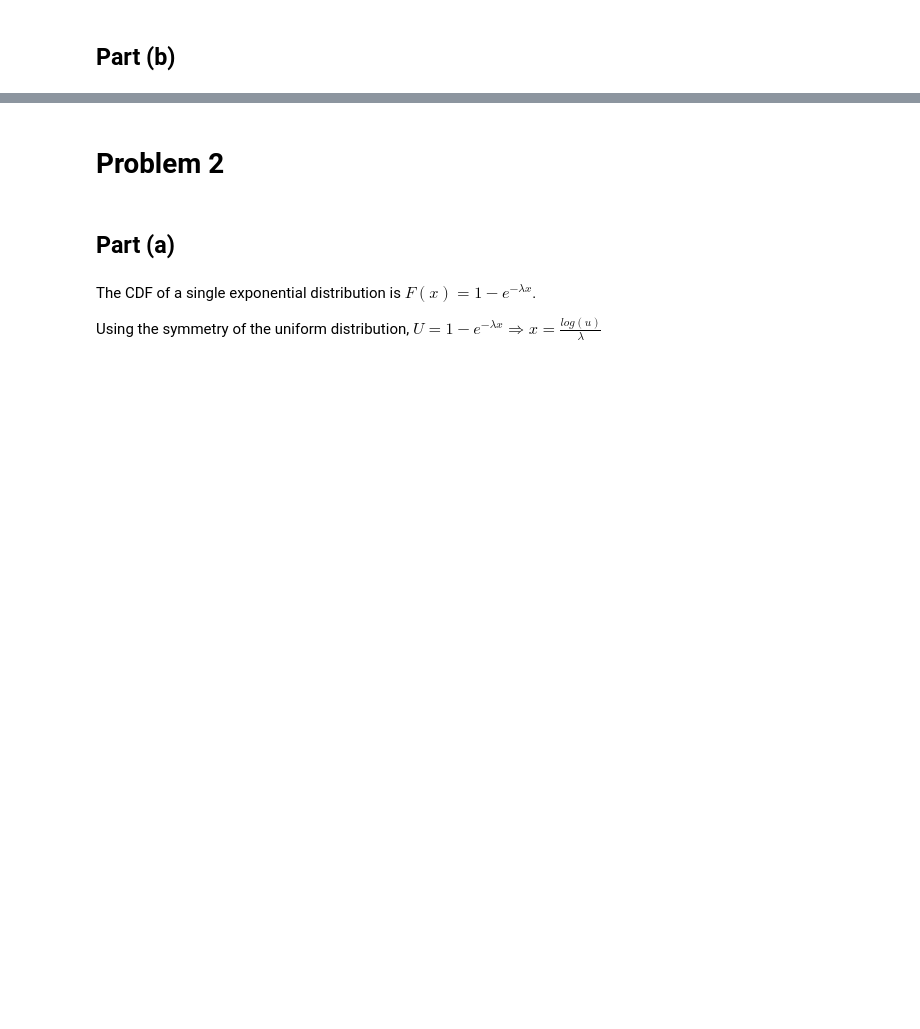
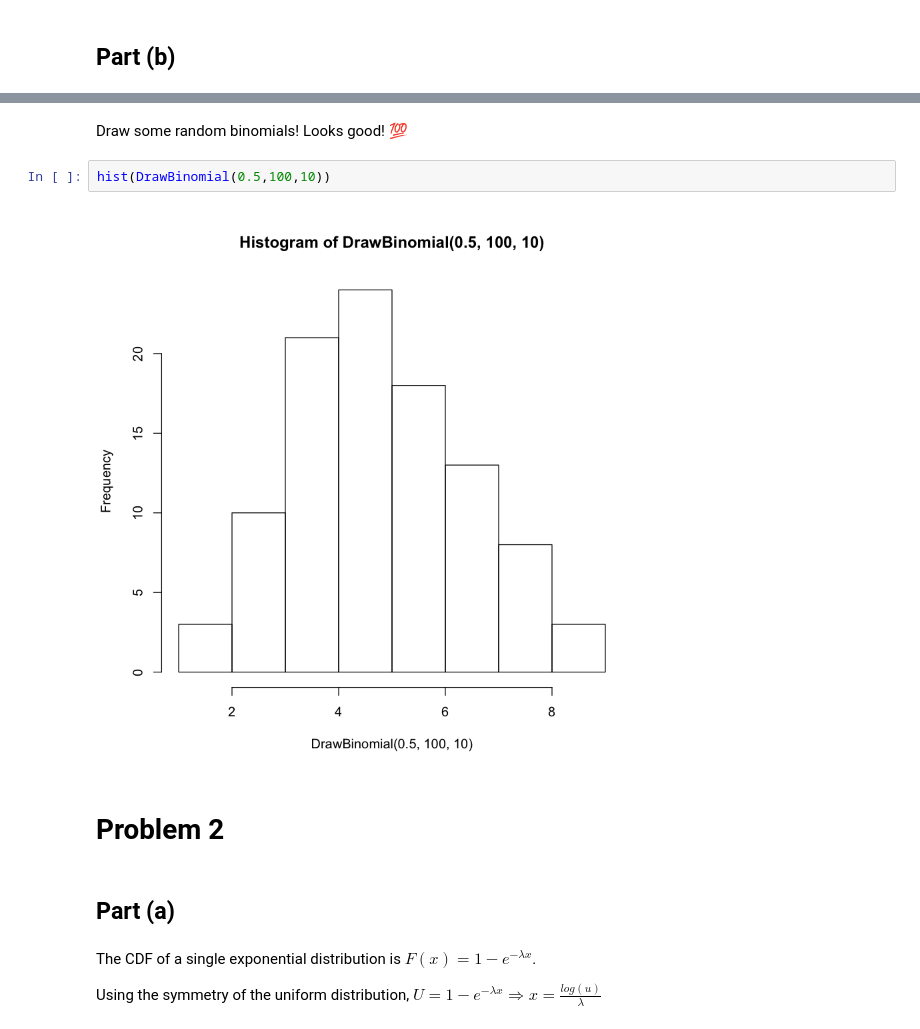
Before and after one commit to franklinmarsh/computational_statistics, a Jupyter notebook: hw2.ipynb, the cells around one changed output, grey strips where cells are left out. Drawn from its saved outputs; the diff is of its cells as text; blank space fills up the shorter version.

```diff
--- a/hw2.ipynb
+++ b/hw2.ipynb
@@ -39,3 +75,9 @@ RecursiveBinomial(0.5,3,2)
+# %% [markdown]
+Draw some random binomials! Looks good! 💯
+# %%
+hist(DrawBinomial(0.5,100,10))
+# %% [output]
+[figure, added]
 # %% [markdown]
  # Problem 2
 # %% [markdown]
```
Also changed, not shown: parts of 26 cells of this notebook, 1 other file.
